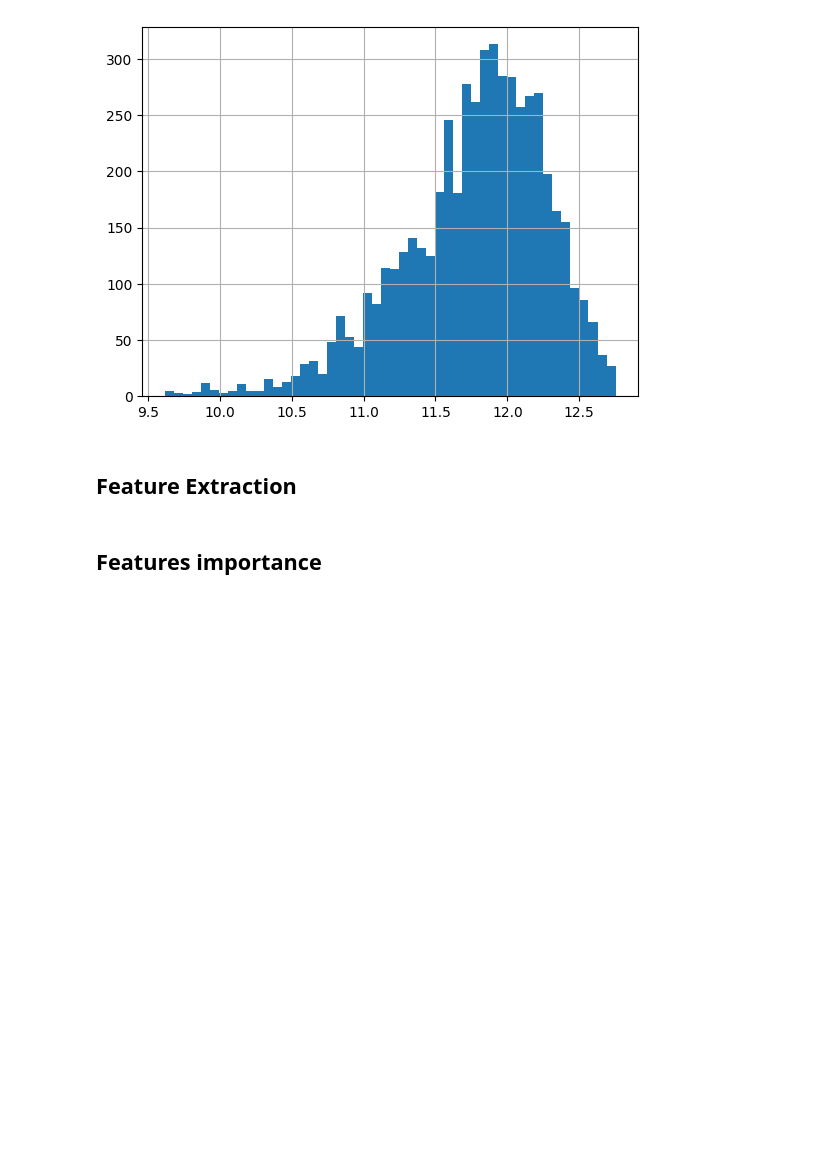
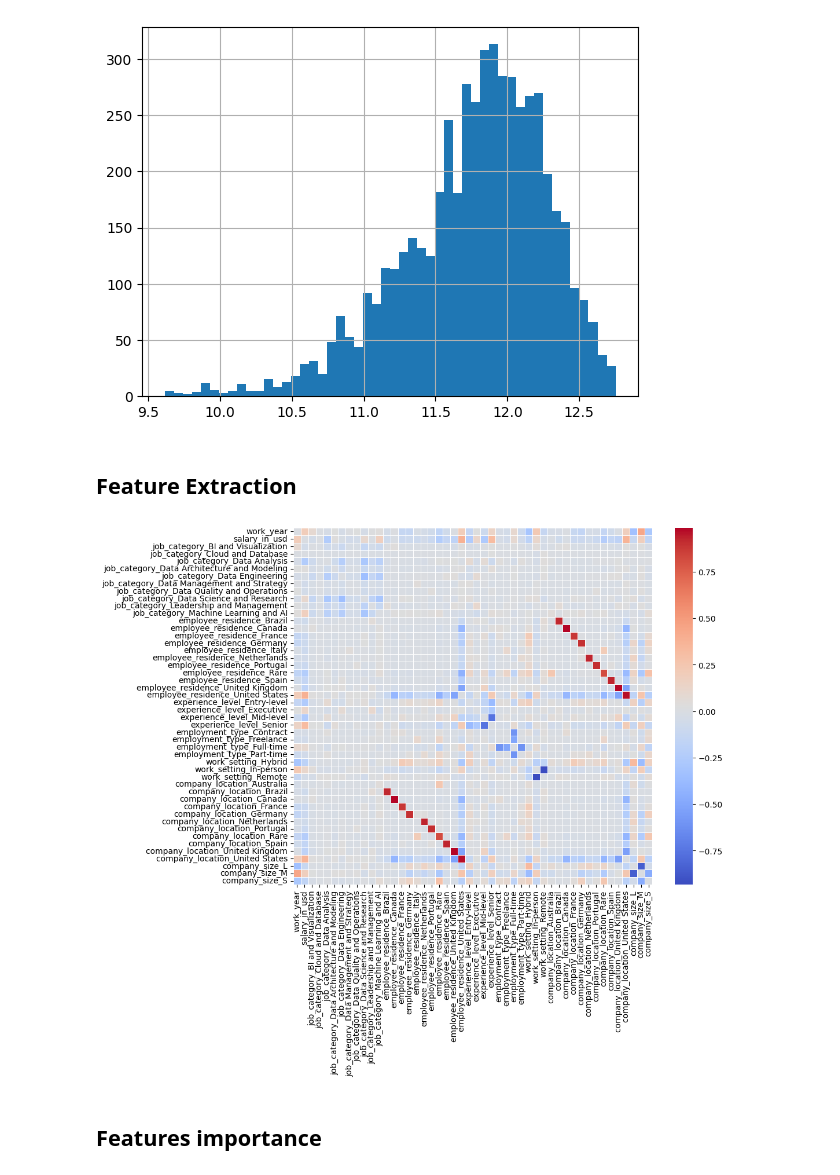
Before and after one commit to olgazju/project_salary_prediction, a Jupyter notebook: EDA.ipynb, the cells around one changed output. Drawn from its saved outputs; the diff is of its cells as text; code cells hidden in the pictures; blank space fills up the shorter version.

Commit message:
added feature importance and corr matrix

```diff
--- a/EDA.ipynb
+++ b/EDA.ipynb
@@ -340,6 +340,26 @@ val.drop(columns=['job_title', 'salary_currency','salary',  'job_category', 'emp
                     "work_setting", 'company_location', 'company_size'], axis=1, inplace=True )
 test.drop(columns=['job_title', 'salary_currency','salary',  'job_category', 'employee_residence', 'experience_level', 'employment_type',
                     "work_setting", 'company_location', 'company_size'], axis=1, inplace=True )
+# %%
+corr = train.corr()
+
+# Set up the matplotlib figure
+plt.figure(figsize=(10, 8))
+
+np.fill_diagonal(corr.values, 0)
+
+# Draw the heatmap
+sns.heatmap(corr,
+            xticklabels=corr.columns,
+            yticklabels=corr.columns,
+            cmap='coolwarm',    # You can choose different colormaps like 'viridis', 'plasma', etc.
+            annot=False,        # Set to True if you want to display correlation coefficients
+            linewidths=.5)
+
+# Show the plot
+plt.show()
+# %% [output]
+[figure, added]
 # %% [markdown]
 ## Features importance
 # %%
```
Also changed, not shown: parts of 3 cells of this notebook, 1 other file.
